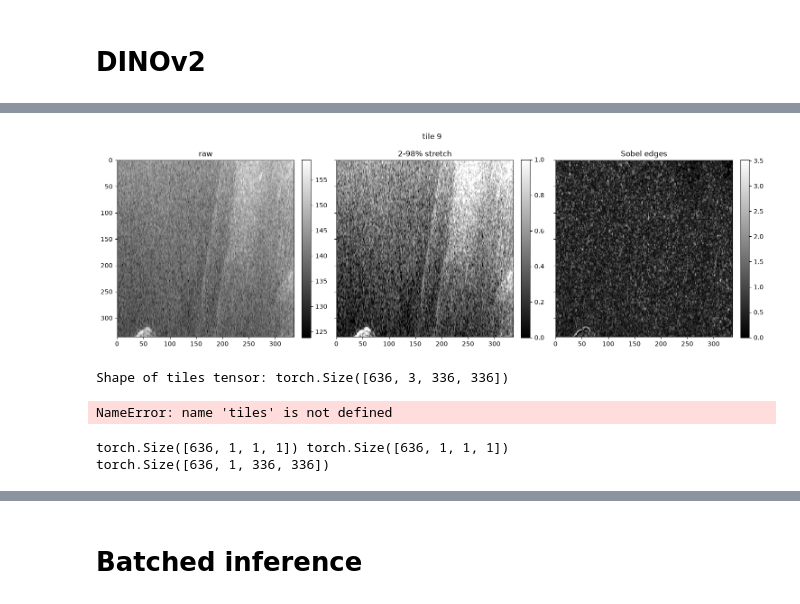
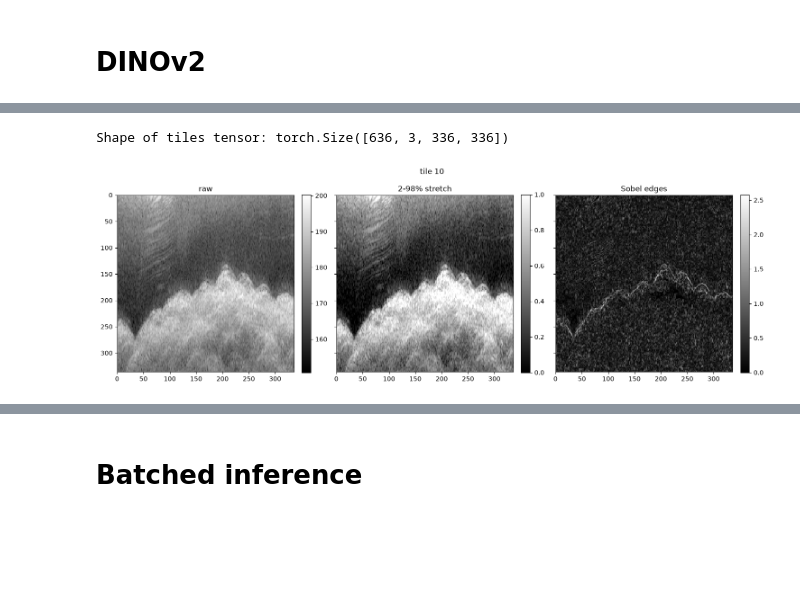
Before and after one commit to kimbente/RadarCLIP, a Jupyter notebook: embeddings.ipynb, the cells around one changed output, grey strips where cells are left out. Drawn from its saved outputs; the diff is of its cells as text; code cells hidden in the pictures; blank space fills up the shorter version.

```diff
--- a/embeddings.ipynb
+++ b/embeddings.ipynb
@@ -75,7 +37,14 @@ plt.imshow(sobel_tile[0, 0].cpu().numpy(), cmap = 'gray')
+# %%
+tiles = torch.load(path_to_tiles_tensor_EAGLE_2016)
+
+# Create a new tensor with 3 channels by repeating the original tensor along the channel dimension
+tiles_3C_copies = tiles.repeat(1, 3, 1, 1)
+print(f"Shape of tiles tensor: {tiles_3C_copies.shape}")
+
+meta = pd.read_csv(path_to_tiles_metadata_EAGLE_2016)
+# %% [output]
+Shape of tiles tensor: torch.Size([636, 3, 336, 336])
 # %%
-import torch
-import torch.nn.functional as F
-
 def stretch(x, lower_percentile = 0.02, upper_percentile = 0.98):
     # Per-tile percentile stretch to [0, 1]. x: (N, 1, H, W)
     q = torch.tensor([lower_percentile, upper_percentile], device = x.device, dtype = x.dtype)
@@ -104,46 +73,20 @@ def one_make_three_channels(tiles):
     edges = sobel(norm)
     return torch.cat([torch.nan_to_num(tiles, nan = 0.0), norm, edges], dim = 1)
 
-tiles_3ch = one_make_three_channels(tiles)
+tiles_3C = one_make_three_channels(tiles)
 # %%
 def show_three(tiles_3ch, i, titles=("raw", "2-98% stretch", "Sobel edges")):
-    fig, axes = plt.subplots(1, 3, figsize=(15, 5), sharex=True, sharey=True)
+    fig, axes = plt.subplots(1, 3, figsize = (15, 5), sharex=True, sharey=True)
     for ax, ch, title in zip(axes, tiles_3ch[i].cpu(), titles):
-        m = ax.pcolormesh(ch.numpy(), cmap='gray', shading='auto')
+        m = ax.pcolormesh(ch.numpy(), cmap = 'gray', shading = 'auto')
         ax.set_title(title)
         ax.set_aspect('equal')
-        fig.colorbar(m, ax=ax, fraction=0.046, pad=0.04)
+        fig.colorbar(m, ax = ax, fraction = 0.046, pad = 0.04)
     axes[0].invert_yaxis()  # pcolormesh puts row 0 at the bottom; flip to match imshow
     fig.suptitle(f"tile {i}")
     plt.tight_layout()
     plt.show()
 
-show_three(tiles_3ch, 9)
+show_three(tiles_3C, 10)
 # %% [output]
-[figure, old version]
+[figure, new version]
-# %%
-tiles = torch.load(path_to_tiles_tensor_EAGLE_2016)
-# Create a new tensor with 3 channels by repeating the original tensor along the channel dimension
-tiles_3C = tiles.repeat(1, 3, 1, 1)
-print(f"Shape of tiles tensor: {tiles_3C.shape}")
-
-meta = pd.read_csv(path_to_tiles_metadata_EAGLE_2016)
-# %% [output]
-Shape of tiles tensor: torch.Size([636, 3, 336, 336])
-# %%
-def one_make_three_channels_copy(tiles):
-    """
-    Convert a tensor of shape (N, 1, H, W) to (N, 3, H, W) by repeating the single channel three times.
-    """
-    return tiles.repeat(1, 3, 1, 1)
-# %% [output]
-NameError: name 'tiles' is not defined
-# %%
-lower, upper = torch.nanquantile(tiles.flatten(start_dim = 1), q = 0.02, dim = 1)[:, None, None, None], torch.nanquantile(tiles.flatten(start_dim = 1), q = 0.98, dim = 1)[:, None, None, None]
-print(lower.shape, upper.shape)
-
-tiles_norm = ((tiles - lower) / (upper - lower))
-print(tiles_norm.shape)
-# %% [output]
-torch.Size([636, 1, 1, 1]) torch.Size([636, 1, 1, 1])
-torch.Size([636, 1, 336, 336])
```
Also changed, not shown: parts of 9 cells of this notebook, 8 other files.
